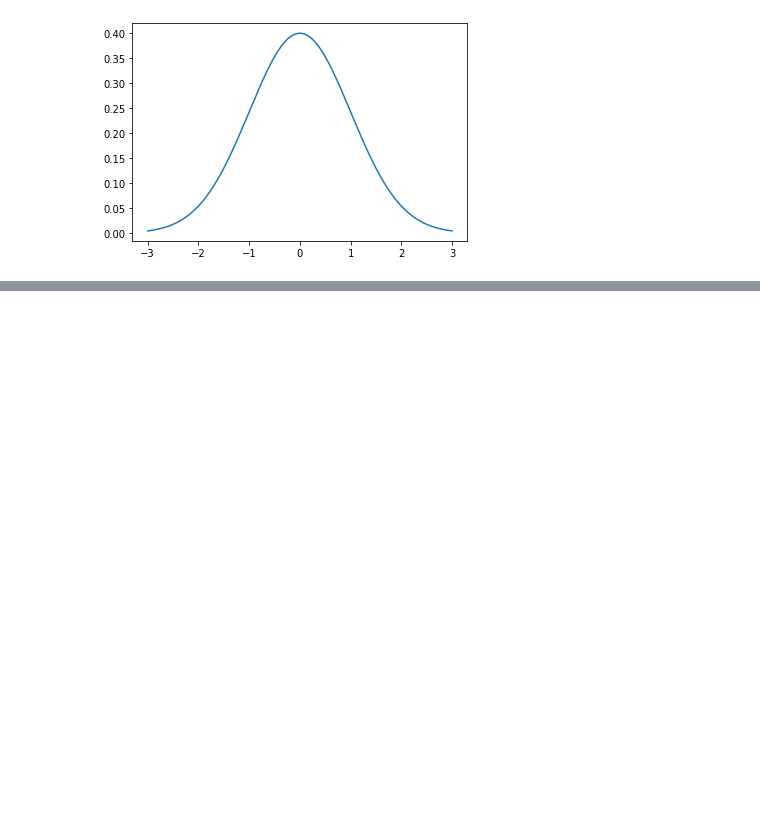
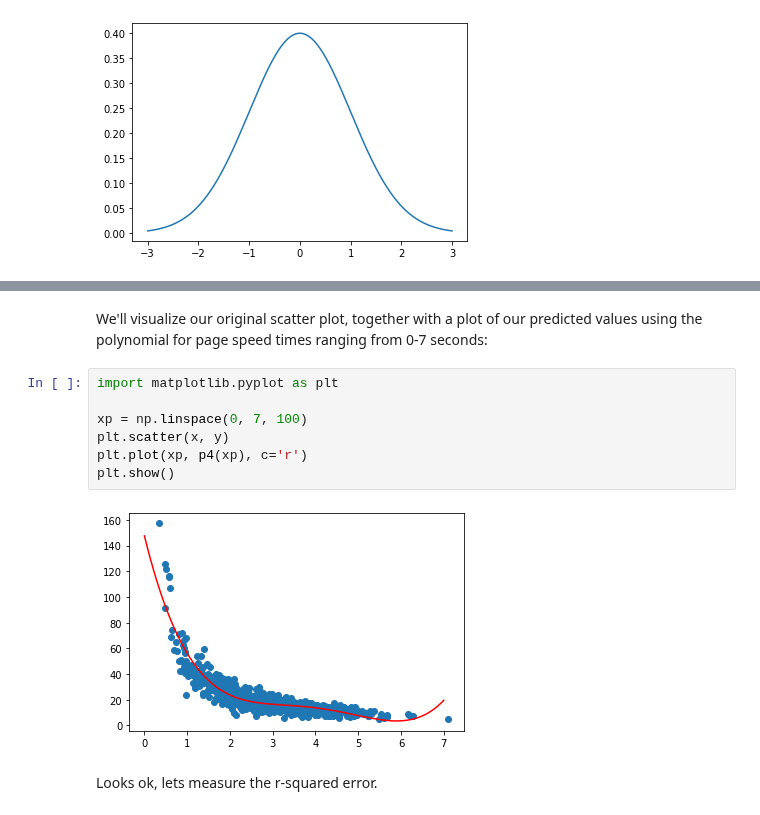
Before and after one commit to dariushazimi/notebooks, a Jupyter notebook: Machine_learning_data_science_and_deep_learning_with_python.ipynb, the cells around one changed output, grey strips where cells are left out. Cells and saved outputs as stored; diff of their text form; blank space fills up the shorter version.

```diff
--- a/Machine_learning_data_science_and_deep_learning_with_python.ipynb
+++ b/Machine_learning_data_science_and_deep_learning_with_python.ipynb
@@ -442,0 +515,14 @@ plt.plot(x, norm.pdf(x))
+# %% [markdown]
+
+We'll visualize our original scatter plot, together with a plot of our predicted values using the polynomial for page speed times ranging from 0-7 seconds:
+# %%
+import matplotlib.pyplot as plt
+
+xp = np.linspace(0, 7, 100)
+plt.scatter(x, y)
+plt.plot(xp, p4(xp), c='r')
+plt.show()
+# %% [output]
+[figure, added]
+# %% [markdown]
+Looks ok, lets measure the r-squared error.
```
Also changed, not shown: parts of 17 cells of this notebook.
